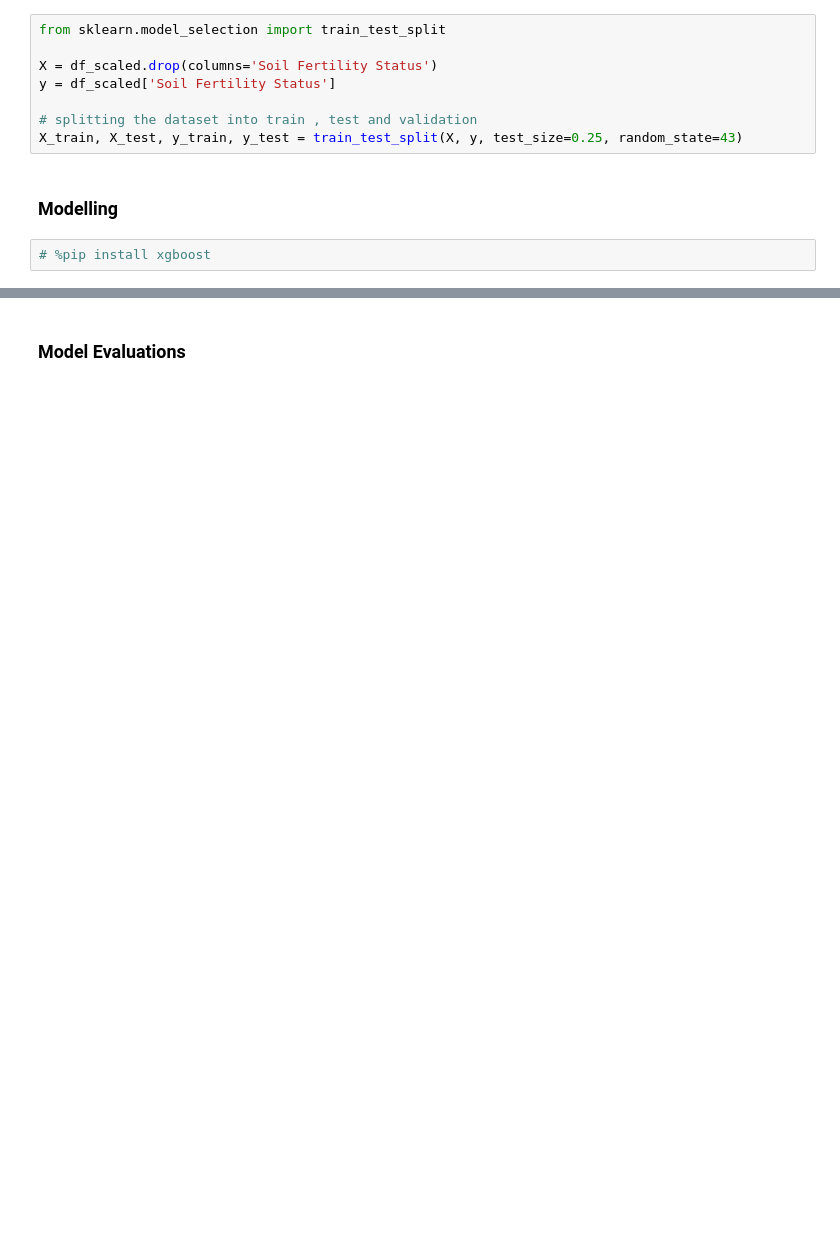
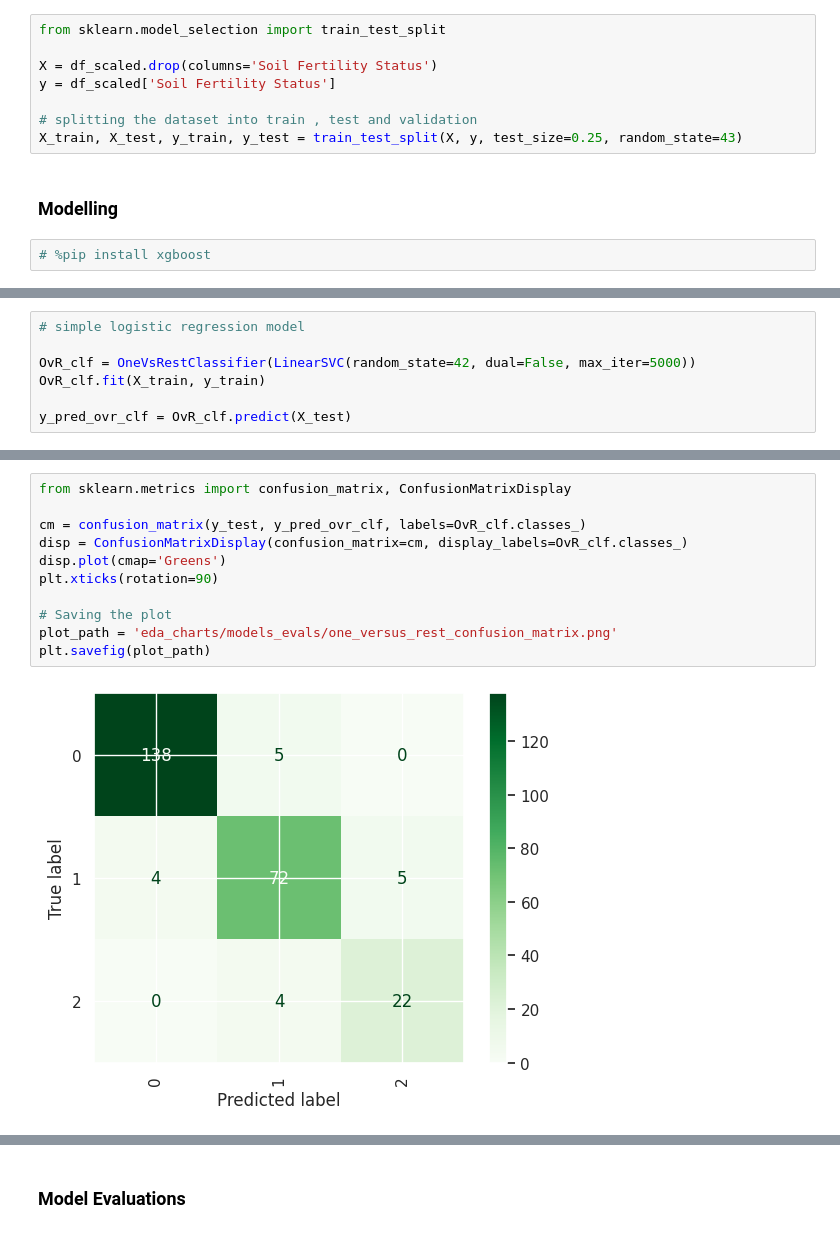
Before and after one commit to oscar066/Kiduka, a Jupyter notebook: index.ipynb, the cells around one changed output, grey strips where cells are left out. Cells and saved outputs as stored; diff of their text form; blank space fills up the shorter version.

Commit message:
:construction: Classifier models V1

```diff
--- a/index.ipynb
+++ b/index.ipynb
@@ -719,0 +773,7 @@ from sklearn.ensemble import GradientBoostingClassifier
+# %%
+# simple logistic regression model
+
+OvR_clf = OneVsRestClassifier(LinearSVC(random_state=42, dual=False, max_iter=5000))
+OvR_clf.fit(X_train, y_train)
+
+y_pred_ovr_clf = OvR_clf.predict(X_test)
@@ -719,0 +814,13 @@ from sklearn.ensemble import GradientBoostingClassifier
+# %%
+from sklearn.metrics import confusion_matrix, ConfusionMatrixDisplay
+
+cm = confusion_matrix(y_test, y_pred_ovr_clf, labels=OvR_clf.classes_)
+disp = ConfusionMatrixDisplay(confusion_matrix=cm, display_labels=OvR_clf.classes_)
+disp.plot(cmap='Greens')
+plt.xticks(rotation=90)
+
+# Saving the plot
+plot_path = 'eda_charts/models_evals/one_versus_rest_confusion_matrix.png'
+plt.savefig(plot_path)
+# %% [output]
+[figure, added]
```
Also changed, not shown: parts of 38 cells of this notebook, 8 other files.
